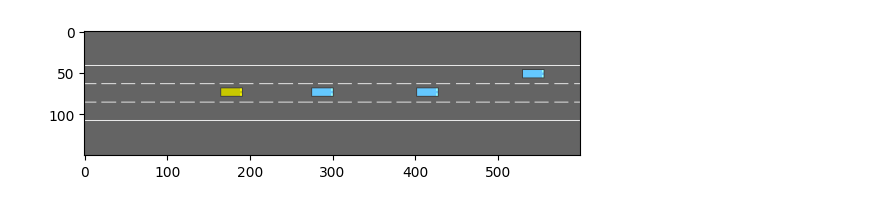
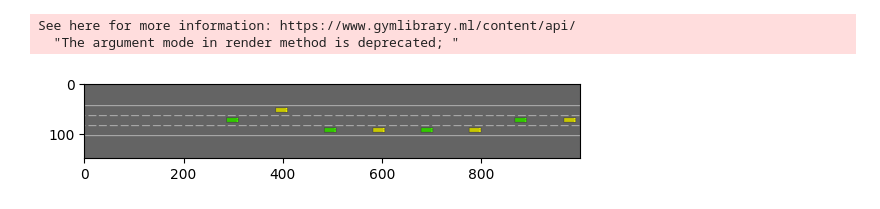
Before and after one commit to RaulEP/MscThesis-MAHighwayEnv, a Jupyter notebook: main.ipynb, the cells around one changed output. Drawn from its saved outputs; the diff is of its cells as text; code cells hidden in the pictures.

```diff
--- a/main.ipynb
+++ b/main.ipynb
@@ -9,9 +9,28 @@ env = gym.make('ma-highway-v0')
 from matplotlib import pyplot as pyplot
 %matplotlib inline
 # %%
-env.configure({"vehicles_count": 17, "vehicles_density": 1.2, "simulation_frequency":15, "duration":40, "road_length":2000,  "controlled_vehicles": 8,})
+env.configure(  {
+                "speed_limit": 20,
+                "vehicles_density": 1,
+                "ego_spacing": 1,
+                "road_length":10000,
+                "simulation_frequency":15,
+                "duration":40,
+                "DLC_config": {
+                    "count": 5,
+                    "reward_speed_range": [20, 40],
+                    "weights": [10,5,1,1],
+                        },
+                "MLC_config": {
+                    "count":10 ,
+                    "reward_speed_range": [20, 30],
+                    "weights": [10,5,1,1]
+                        }
+                })
 env.reset()
 plt.imshow(env.render(mode="rgb_array"))
 plt.show()
 # %% [output]
+See here for more information: https://www.gymlibrary.ml/content/api/
+  "The argument mode in render method is deprecated; "
-[figure, old version]
+[figure, new version]
```
Also changed, not shown: parts of 14 cells of this notebook, 1 other file.
